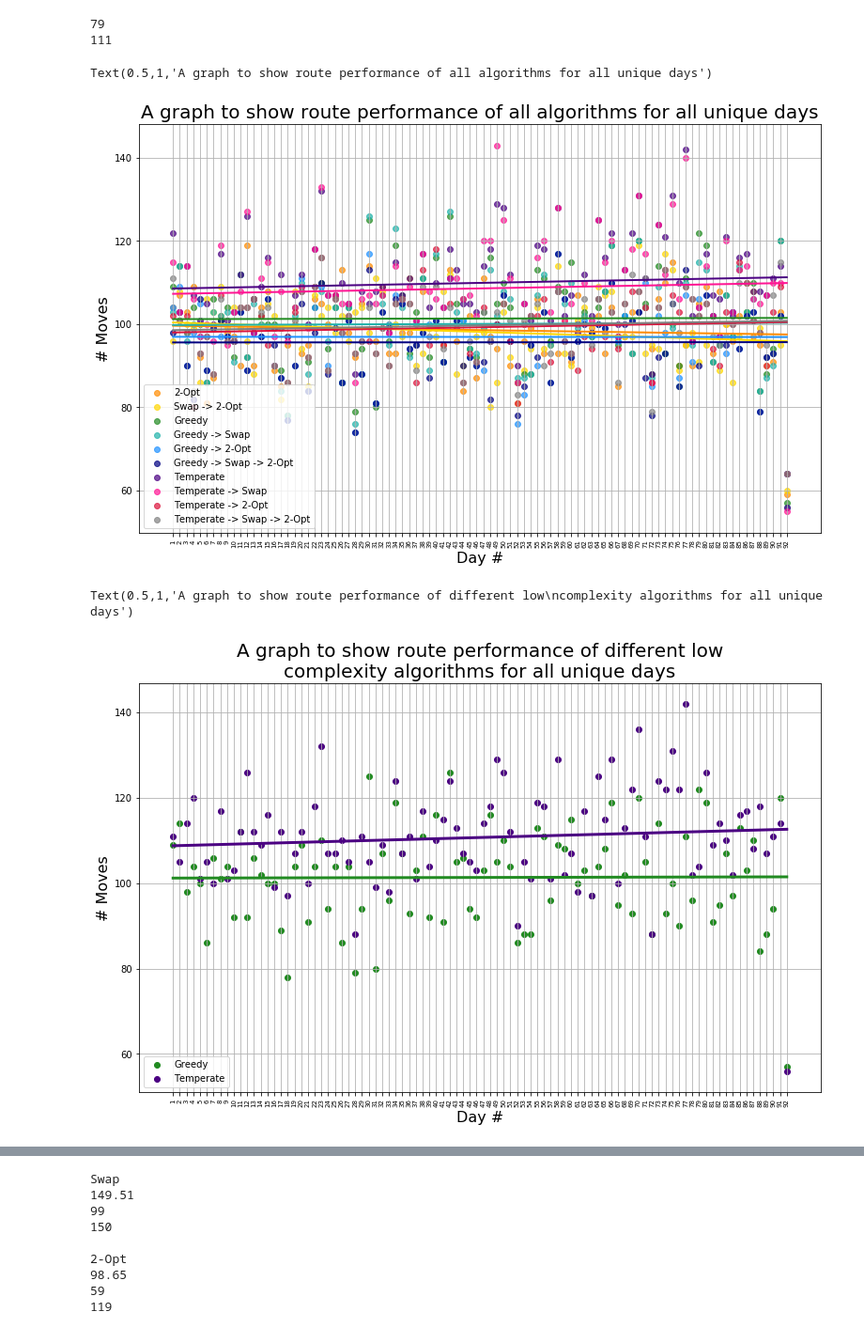
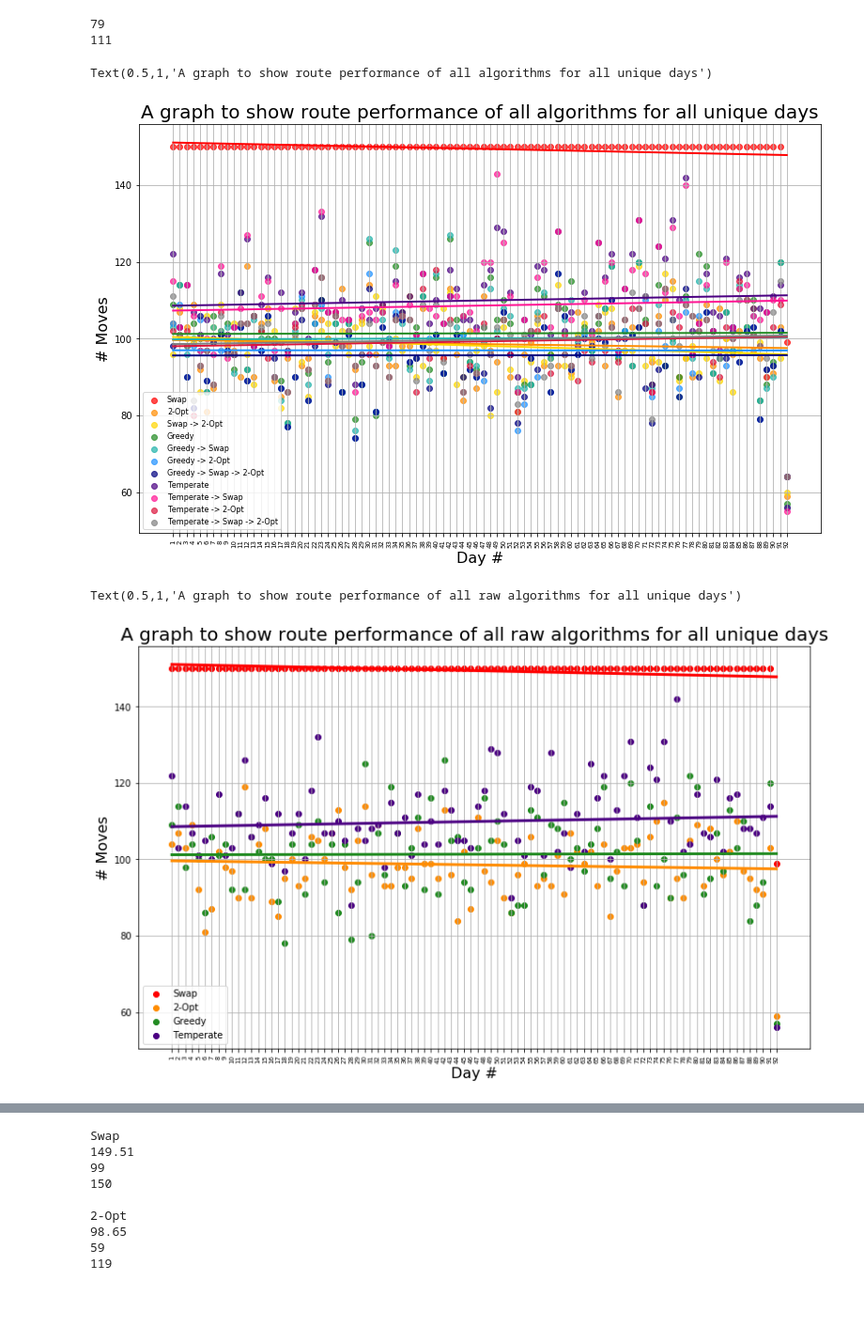
Before and after one commit to hwixley/Drone-Route-Planner, a Jupyter notebook: dataAnalysis/DroneMoveAnalysis.ipynb, the cells around one changed output, grey strips where cells are left out. Shown at 94% size. Cells and saved outputs as stored; diff of their text form; code cells hidden in the pictures; blank space fills up the shorter version.

```diff
--- a/dataAnalysis/DroneMoveAnalysis.ipynb
+++ b/dataAnalysis/DroneMoveAnalysis.ipynb
@@ -29,33 +29,33 @@ x = range(92)
 
 plt.rcParams["figure.figsize"] = (13,8)
 
-for i in range(1,11):
+for i in range(11):
     plt.scatter(x,moves[i][0:92],c=colors[i],label=names[i],alpha=0.7)
     plt.plot(x, np.poly1d(np.polyfit(x,moves[i][0:92],1))(np.unique(x)),c=colors[i],lw=2)
 
 plt.grid(True)
-plt.legend(loc="lower left")
+plt.legend(loc="lower left",fontsize=8)
 plt.xlabel("Day #",fontsize=16)
 plt.ylabel("# Moves",fontsize=16)
 plt.xticks(x,range(1,93),rotation=90,fontsize=7)
 plt.title("A graph to show route performance of all algorithms for all unique days",fontsize=20)
 # %% [output]
 Text(0.5,1,'A graph to show route performance of all algorithms for all unique days')
-[figure, old version]
+[figure, new version]
 # %%
-ys=[3,7]
+ys=[0,1,3,7]
 
 for y in ys:
     plt.scatter(x,moves[y][0:92],c=colors[y],label=names[y])
     plt.plot(x, np.poly1d(np.polyfit(x,moves[y][0:92],1))(np.unique(x)),c=colors[y],lw=3)
 
 plt.grid(True)
 plt.legend(loc="lower left")
 plt.xlabel("Day #",fontsize=16)
 plt.ylabel("# Moves",fontsize=16)
 plt.xticks(x,range(1,93),rotation=90,fontsize=7)
-plt.title("A graph to show route performance of different low\ncomplexity algorithms for all unique days",fontsize=20)
+plt.title("A graph to show route performance of all raw algorithms for all unique days",fontsize=20)
 # %% [output]
-Text(0.5,1,'A graph to show route performance of different low\ncomplexity algorithms for all unique days')
+Text(0.5,1,'A graph to show route performance of all raw algorithms for all unique days')
-[figure, old version]
+[figure, new version]
 # %%
```
Also changed, not shown: parts of 2 cells of this notebook, 5 other files.
